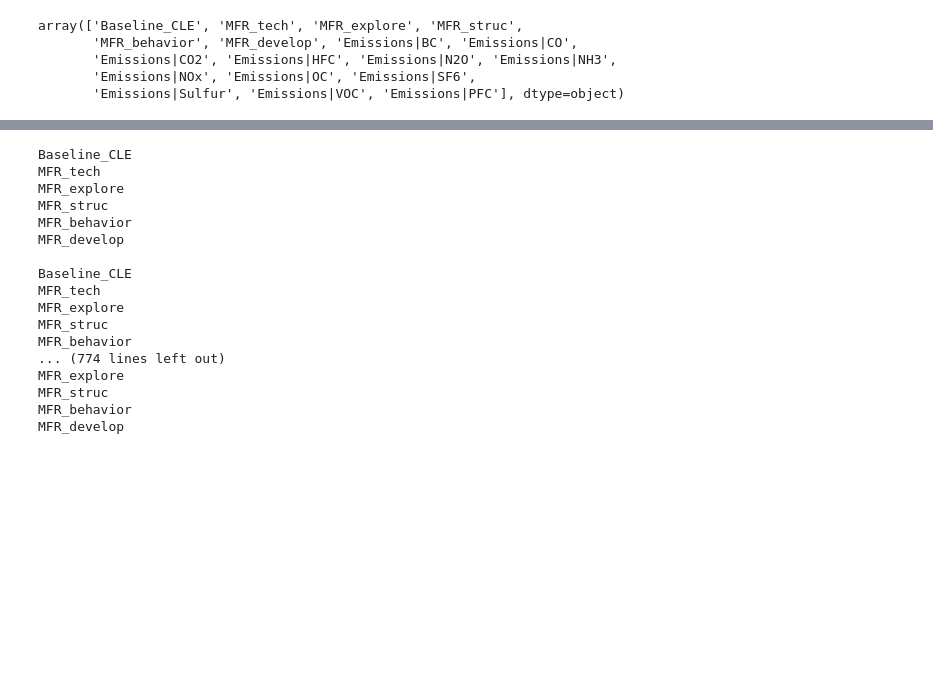
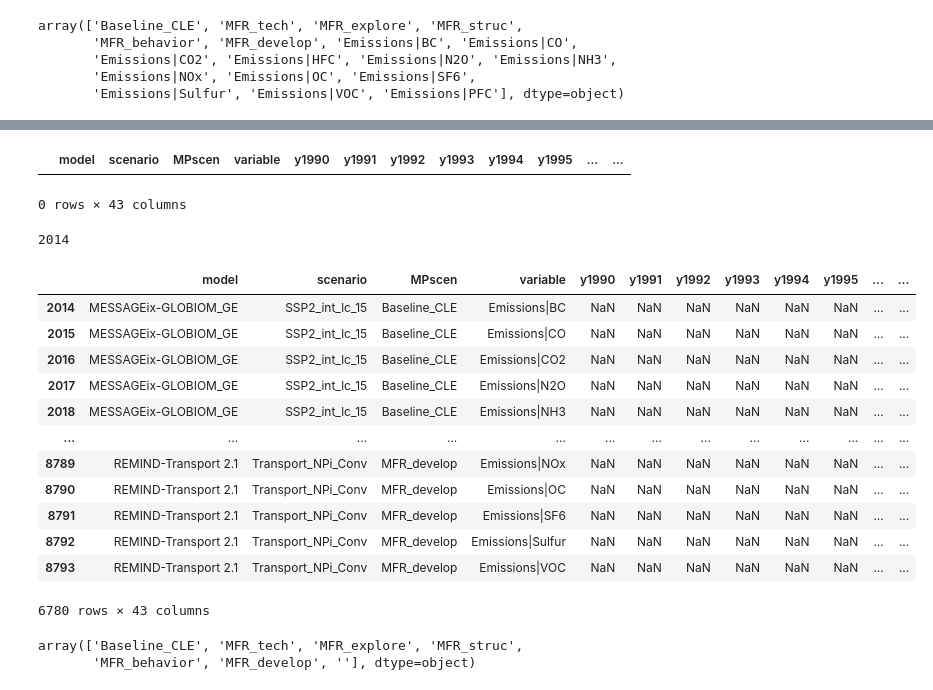
Before and after one commit to chrisroadmap/methane-mitigation, a Jupyter notebook: notebooks/consolidate-gains-emissions.ipynb, the cells around one changed output, grey strips where cells are left out. Saved outputs shown, nothing was run; the diff lists cells and outputs as text; code cells hidden in the pictures; blank space fills up the shorter version.

```diff
--- a/notebooks/consolidate-gains-emissions.ipynb
+++ b/notebooks/consolidate-gains-emissions.ipynb
@@ -113,26 +115,43 @@ gains_df.head(16)
+# %%
+new_df = pd.DataFrame(columns = gains_df.columns)
+new_df
+# %% [output]
+|  | model | scenario | MPscen | variable | y1990 | y1991 | y1992 | y1993 | y1994 | y1995 | ... | ... |
+0 rows × 43 columns
+# %%
+# assign new unique index to first new element
+idx = gains_df.index.max() + 1
+idx
+# %% [output]
+2014
 # %%
-for ms, data in gains_df.groupby(["model", "scenario"]):
+for ms, data in tqdm(gains_df.groupby(["model", "scenario"])):
     #print(gains_df.loc[(gains_df["model"]==ms[0])&(gains_df["scenario"]==ms[1])])
 
     for MPscen in data["MPscen"].unique():
         if MPscen != "":
-
-        print(MPscen)
+            for variable in np.delete(data["variable"].unique(), np.where(data["variable"].unique()=='Emissions|CH4')):
+                new_df.loc[idx, :] = gains_df.loc[(gains_df["model"]==ms[0])&(gains_df["scenario"]==ms[1])&(gains_df["variable"]==variable)].values
+                new_df.loc[idx, 'MPscen'] = MPscen
+                #print(gains_df.loc[
+                #    (gains_df["model"]==ms[0])&(gains_df["scenario"]==ms[1])&(gains_df["MPscen"]==MPscen)
+                #])
+                #new_df.loc
+                #print(gains_df.loc[(gains_df["model"]==ms[0])&(gains_df["scenario"]==ms[1])&(gains_df["variable"]==variable)])
+                idx = idx + 1
-# %% [output]
-Baseline_CLE
-MFR_tech
-MFR_explore
-MFR_struc
-MFR_behavior
-MFR_develop
-
-Baseline_CLE
-MFR_tech
-MFR_explore
-MFR_struc
-MFR_behavior
-... (774 lines left out)
-MFR_explore
-MFR_struc
-MFR_behavior
-MFR_develop
+# %%
+new_df
+# %% [output]
+|  | model | scenario | MPscen | variable | y1990 | y1991 | y1992 | y1993 | y1994 | y1995 | ... | ... |
+| 2014 | MESSAGEix-GLOBIOM_GE | SSP2_int_lc_15 | Baseline_CLE | Emissions|BC | NaN | NaN | NaN | NaN | NaN | NaN | ... | ... |
+| 2015 | MESSAGEix-GLOBIOM_GE | SSP2_int_lc_15 | Baseline_CLE | Emissions|CO | NaN | NaN | NaN | NaN | NaN | NaN | ... | ... |
+| 2016 | MESSAGEix-GLOBIOM_GE | SSP2_int_lc_15 | Baseline_CLE | Emissions|CO2 | NaN | NaN | NaN | NaN | NaN | NaN | ... | ... |
+| 2017 | MESSAGEix-GLOBIOM_GE | SSP2_int_lc_15 | Baseline_CLE | Emissions|N2O | NaN | NaN | NaN | NaN | NaN | NaN | ... | ... |
+| 2018 | MESSAGEix-GLOBIOM_GE | SSP2_int_lc_15 | Baseline_CLE | Emissions|NH3 | NaN | NaN | NaN | NaN | NaN | NaN | ... | ... |
+| ... | ... | ... | ... | ... | ... | ... | ... | ... | ... | ... | ... | ... |
+| 8789 | REMIND-Transport 2.1 | Transport_NPi_Conv | MFR_develop | Emissions|NOx | NaN | NaN | NaN | NaN | NaN | NaN | ... | ... |
+| 8790 | REMIND-Transport 2.1 | Transport_NPi_Conv | MFR_develop | Emissions|OC | NaN | NaN | NaN | NaN | NaN | NaN | ... | ... |
+| 8791 | REMIND-Transport 2.1 | Transport_NPi_Conv | MFR_develop | Emissions|SF6 | NaN | NaN | NaN | NaN | NaN | NaN | ... | ... |
+| 8792 | REMIND-Transport 2.1 | Transport_NPi_Conv | MFR_develop | Emissions|Sulfur | NaN | NaN | NaN | NaN | NaN | NaN | ... | ... |
+| 8793 | REMIND-Transport 2.1 | Transport_NPi_Conv | MFR_develop | Emissions|VOC | NaN | NaN | NaN | NaN | NaN | NaN | ... | ... |
+6780 rows × 43 columns
@@ -138,0 +160,5 @@ MFR_develop
+# %%
+gains_df["MPscen"].unique()
+# %% [output]
+array(['Baseline_CLE', 'MFR_tech', 'MFR_explore', 'MFR_struc',
+       'MFR_behavior', 'MFR_develop', ''], dtype=object)
```
Also changed, not shown: parts of 24 cells of this notebook, 3 other files.
